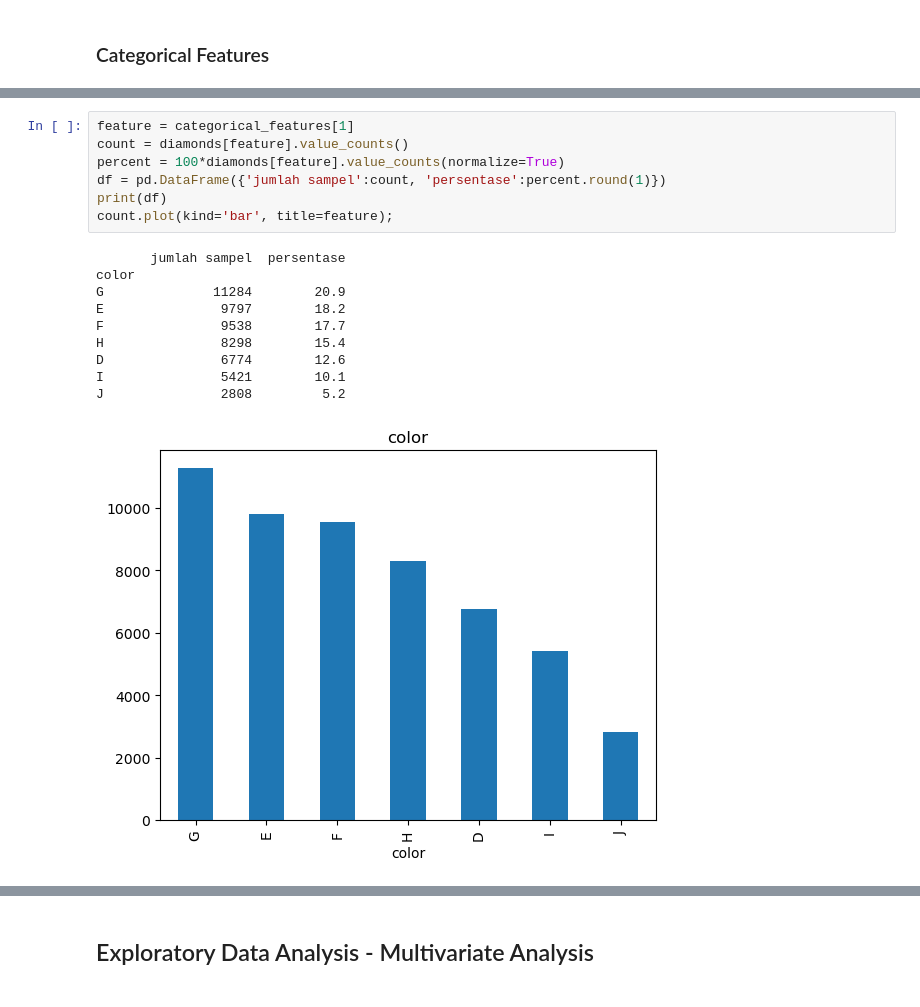
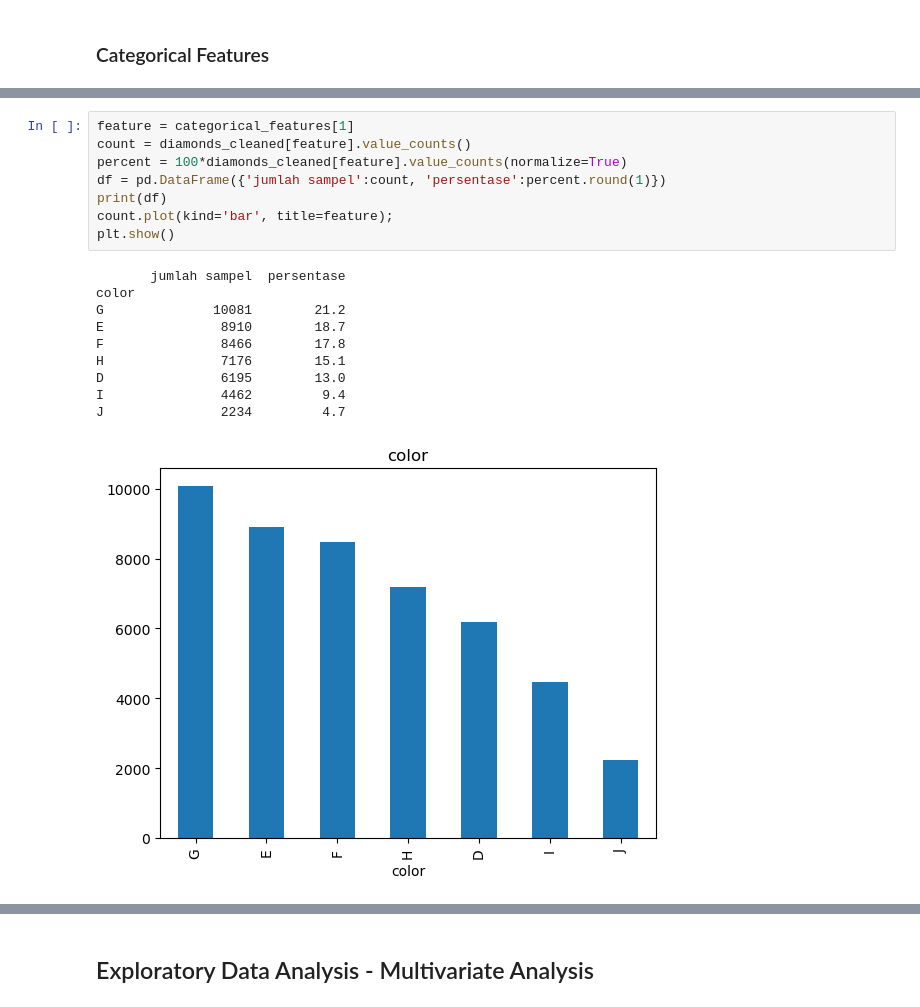
Before and after one commit to muchammadwr/Machine-Learning-Terapan, a Jupyter notebook: Practice Exercises/Studi Kasus Pertama Predictive Analytics/notebook.ipynb, the cells around one changed output, grey strips where cells are left out. Saved outputs shown, nothing was run; the diff lists cells and outputs as text.

```diff
--- a/Practice Exercises/Studi Kasus Pertama Predictive Analytics/notebook.ipynb
+++ b/Practice Exercises/Studi Kasus Pertama Predictive Analytics/notebook.ipynb
@@ -155,18 +173,19 @@ Fair                1609         3.0
 # %%
 feature = categorical_features[1]
-count = diamonds[feature].value_counts()
-percent = 100*diamonds[feature].value_counts(normalize=True)
+count = diamonds_cleaned[feature].value_counts()
+percent = 100*diamonds_cleaned[feature].value_counts(normalize=True)
 df = pd.DataFrame({'jumlah sampel':count, 'persentase':percent.round(1)})
 print(df)
 count.plot(kind='bar', title=feature);
+plt.show()
 # %% [output]
        jumlah sampel  persentase
 color
-G              11284        20.9
-E               9797        18.2
-F               9538        17.7
-H               8298        15.4
-D               6774        12.6
-I               5421        10.1
-J               2808         5.2
+G              10081        21.2
+E               8910        18.7
+F               8466        17.8
+H               7176        15.1
+D               6195        13.0
+I               4462         9.4
+J               2234         4.7
-[figure, old version]
+[figure, new version]
```
Also changed, not shown: parts of 26 cells of this notebook, 2 other files.
